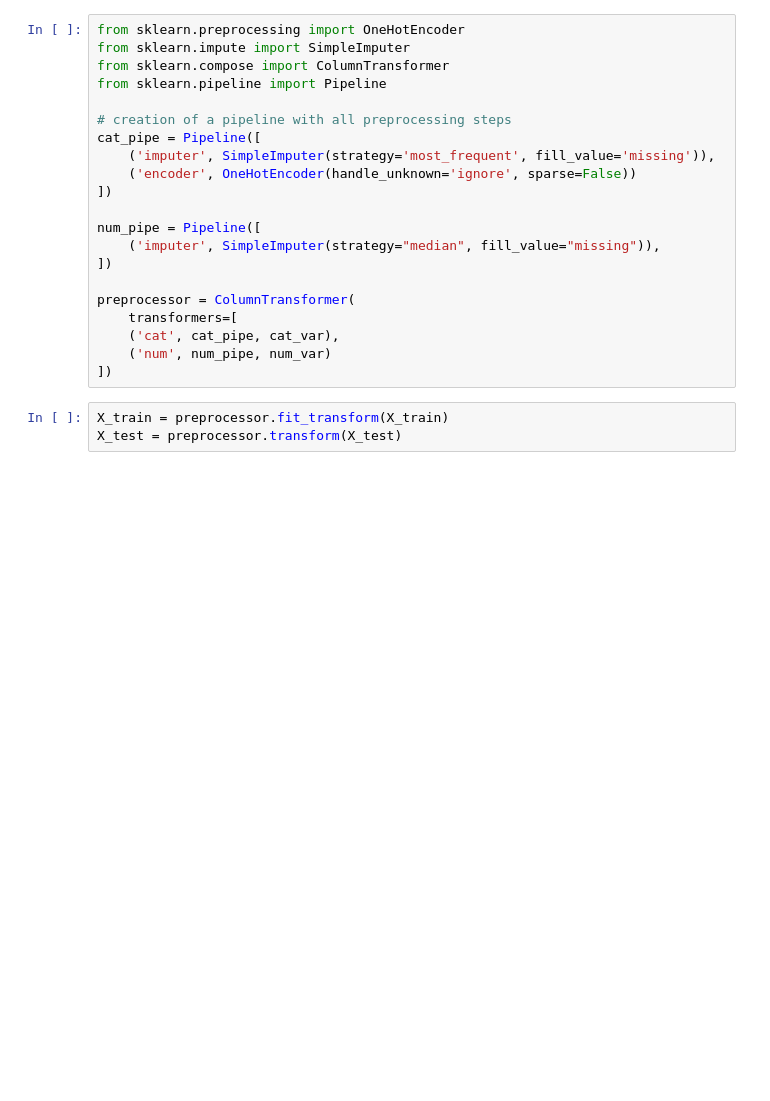
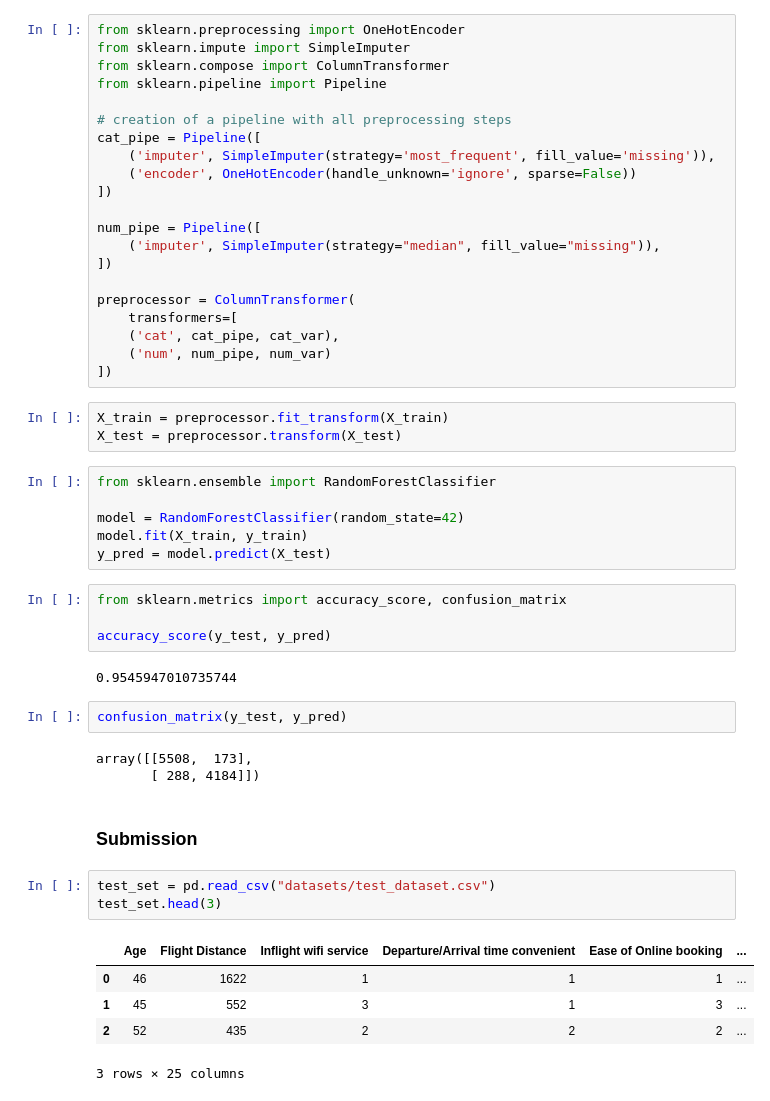
Before and after one commit to Sylvariane/Airline_satisfaction, a Jupyter notebook: Datathon_Airline_satisfaction.ipynb, the cells around one changed output. Cells and saved outputs as stored; diff of their text form; blank space fills up the shorter version.

Commit message:
Adding RandomForestClassifier

```diff
--- a/Datathon_Airline_satisfaction.ipynb
+++ b/Datathon_Airline_satisfaction.ipynb
@@ -249,3 +249,31 @@ preprocessor = ColumnTransformer(
 # %%
 X_train = preprocessor.fit_transform(X_train)
 X_test = preprocessor.transform(X_test)
+# %%
+from sklearn.ensemble import RandomForestClassifier
+
+model = RandomForestClassifier(random_state=42)
+model.fit(X_train, y_train)
+y_pred = model.predict(X_test)
+# %%
+from sklearn.metrics import accuracy_score, confusion_matrix
+
+accuracy_score(y_test, y_pred)
+# %% [output]
+0.9545947010735744
+# %%
+confusion_matrix(y_test, y_pred)
+# %% [output]
+array([[5508,  173],
+       [ 288, 4184]])
+# %% [markdown]
+### Submission
+# %%
+test_set = pd.read_csv("datasets/test_dataset.csv")
+test_set.head(3)
+# %% [output]
+|  | Age | Flight Distance | Inflight wifi service | Departure/Arrival time convenient | Ease of Online booking | ... |
+| 0 | 46 | 1622 | 1 | 1 | 1 | ... |
+| 1 | 45 | 552 | 3 | 1 | 3 | ... |
+| 2 | 52 | 435 | 2 | 2 | 2 | ... |
+3 rows × 25 columns
```
Also changed, not shown: parts of 4 cells of this notebook, 1 other file.
